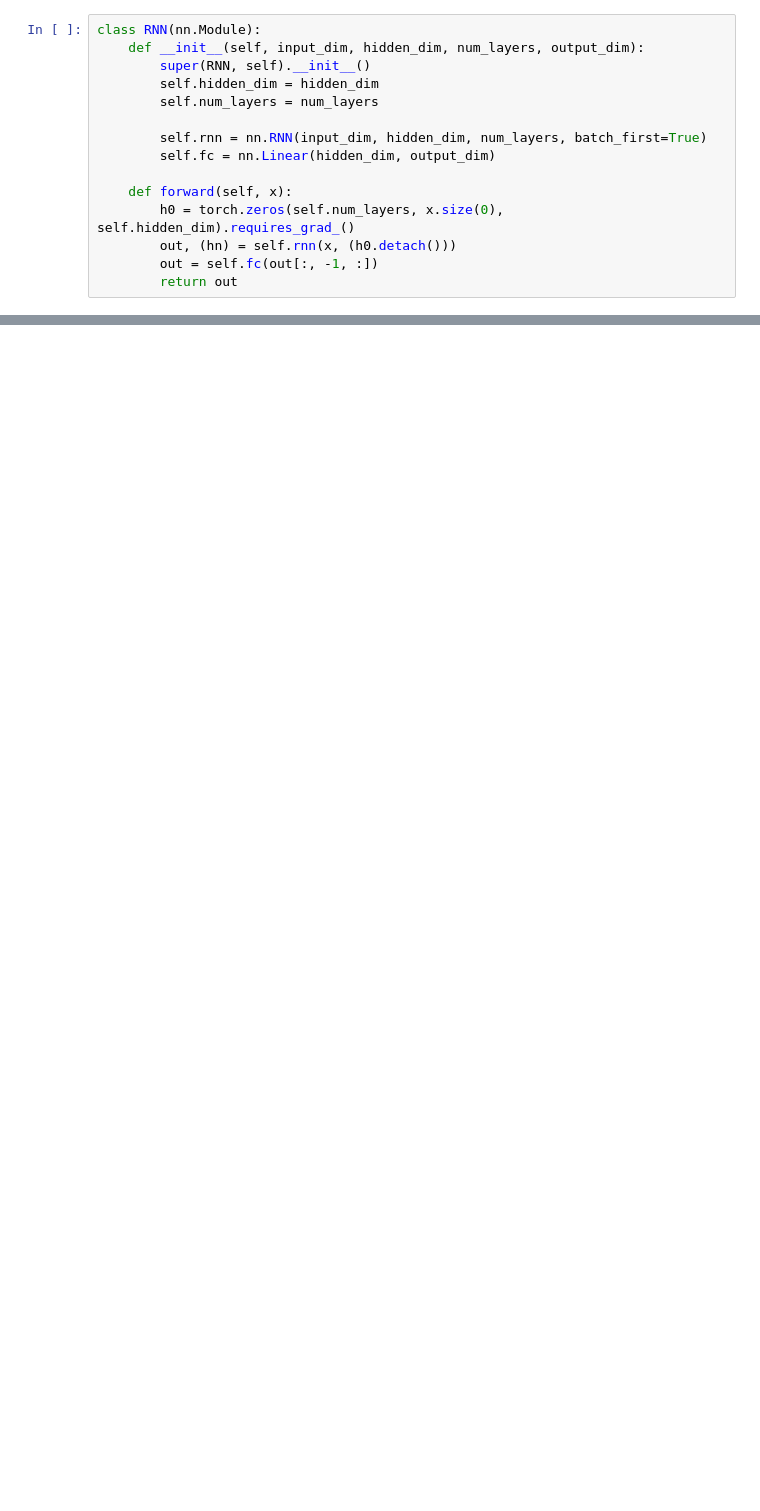
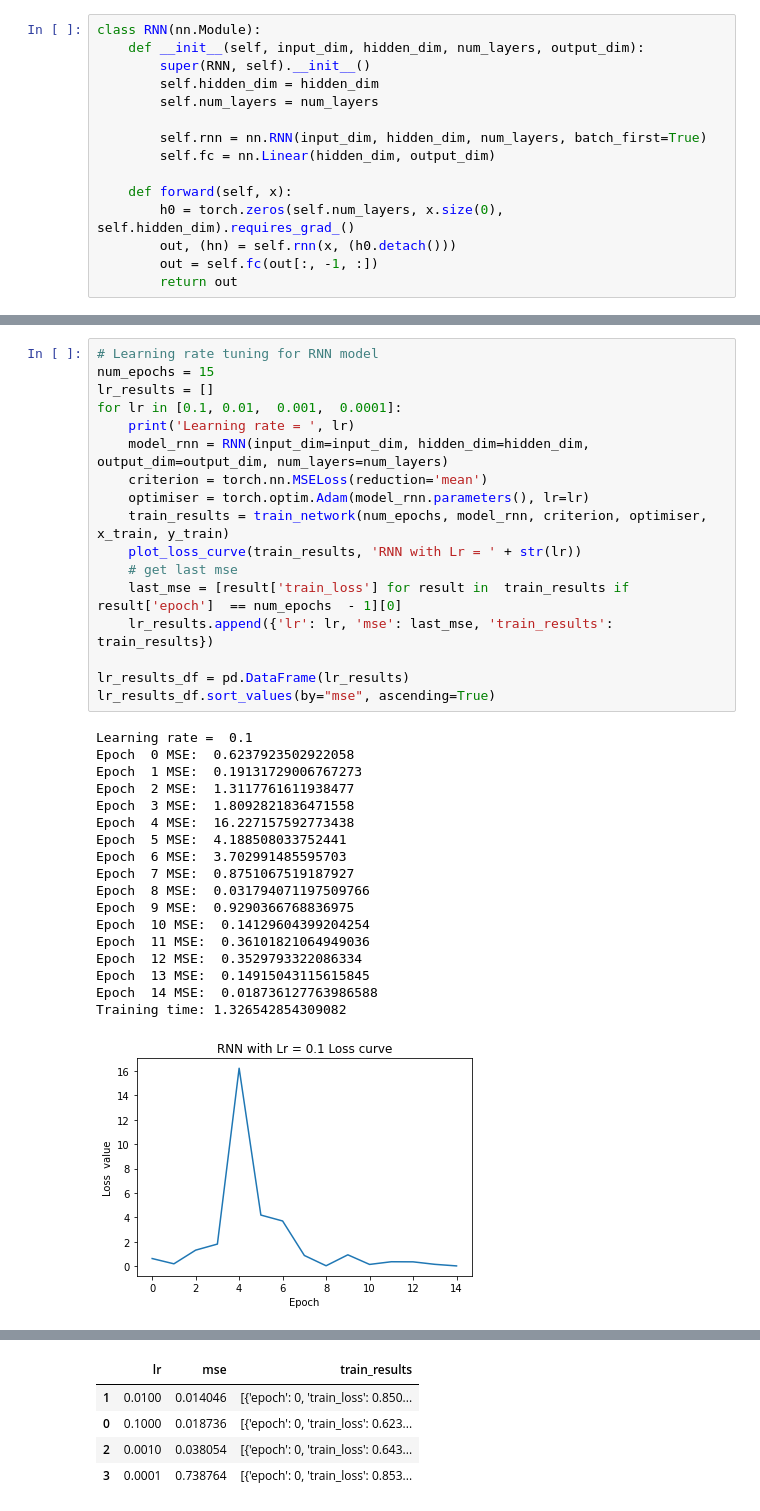
Before and after one commit to poo5zan/deep_learning_fundamentals, a Jupyter notebook: assignment_3/assignment_3.ipynb, the cells around one changed output, grey strips where cells are left out. Cells and saved outputs as stored; diff of their text form; blank space fills up the shorter version.

```diff
--- a/assignment_3/assignment_3.ipynb
+++ b/assignment_3/assignment_3.ipynb
@@ -426,0 +416,36 @@ Training time: 1.7472918033599854
+# %%
+# Learning rate tuning for RNN model
+num_epochs = 15
+lr_results = []
+for lr in [0.1, 0.01,  0.001,  0.0001]:
+    print('Learning rate = ', lr)
+    model_rnn = RNN(input_dim=input_dim, hidden_dim=hidden_dim, output_dim=output_dim, num_layers=num_layers)
+    criterion = torch.nn.MSELoss(reduction='mean')
+    optimiser = torch.optim.Adam(model_rnn.parameters(), lr=lr)
+    train_results = train_network(num_epochs, model_rnn, criterion, optimiser, x_train, y_train)
+    plot_loss_curve(train_results, 'RNN with Lr = ' + str(lr))
+    # get last mse
+    last_mse = [result['train_loss'] for result in  train_results if result['epoch']  == num_epochs  - 1][0]
+    lr_results.append({'lr': lr, 'mse': last_mse, 'train_results': train_results})
+
+lr_results_df = pd.DataFrame(lr_results)
+lr_results_df.sort_values(by="mse", ascending=True)
+# %% [output]
+Learning rate =  0.1
+Epoch  0 MSE:  0.6237923502922058
+Epoch  1 MSE:  0.19131729006767273
+Epoch  2 MSE:  1.3117761611938477
+Epoch  3 MSE:  1.8092821836471558
+Epoch  4 MSE:  16.227157592773438
+Epoch  5 MSE:  4.188508033752441
+Epoch  6 MSE:  3.702991485595703
+Epoch  7 MSE:  0.8751067519187927
+Epoch  8 MSE:  0.031794071197509766
+Epoch  9 MSE:  0.9290366768836975
+Epoch  10 MSE:  0.14129604399204254
+Epoch  11 MSE:  0.36101821064949036
+Epoch  12 MSE:  0.3529793322086334
+Epoch  13 MSE:  0.14915043115615845
+Epoch  14 MSE:  0.018736127763986588
+Training time: 1.326542854309082
+[figure, added]
@@ -426,0 +506,5 @@ Training time: 1.7472918033599854
+|  | lr | mse | train_results |
+| 1 | 0.0100 | 0.014046 | [{'epoch': 0, 'train_loss': 0.850... |
+| 0 | 0.1000 | 0.018736 | [{'epoch': 0, 'train_loss': 0.623... |
+| 2 | 0.0010 | 0.038054 | [{'epoch': 0, 'train_loss': 0.643... |
+| 3 | 0.0001 | 0.738764 | [{'epoch': 0, 'train_loss': 0.853... |
```
Also changed, not shown: parts of 14 cells of this notebook.
